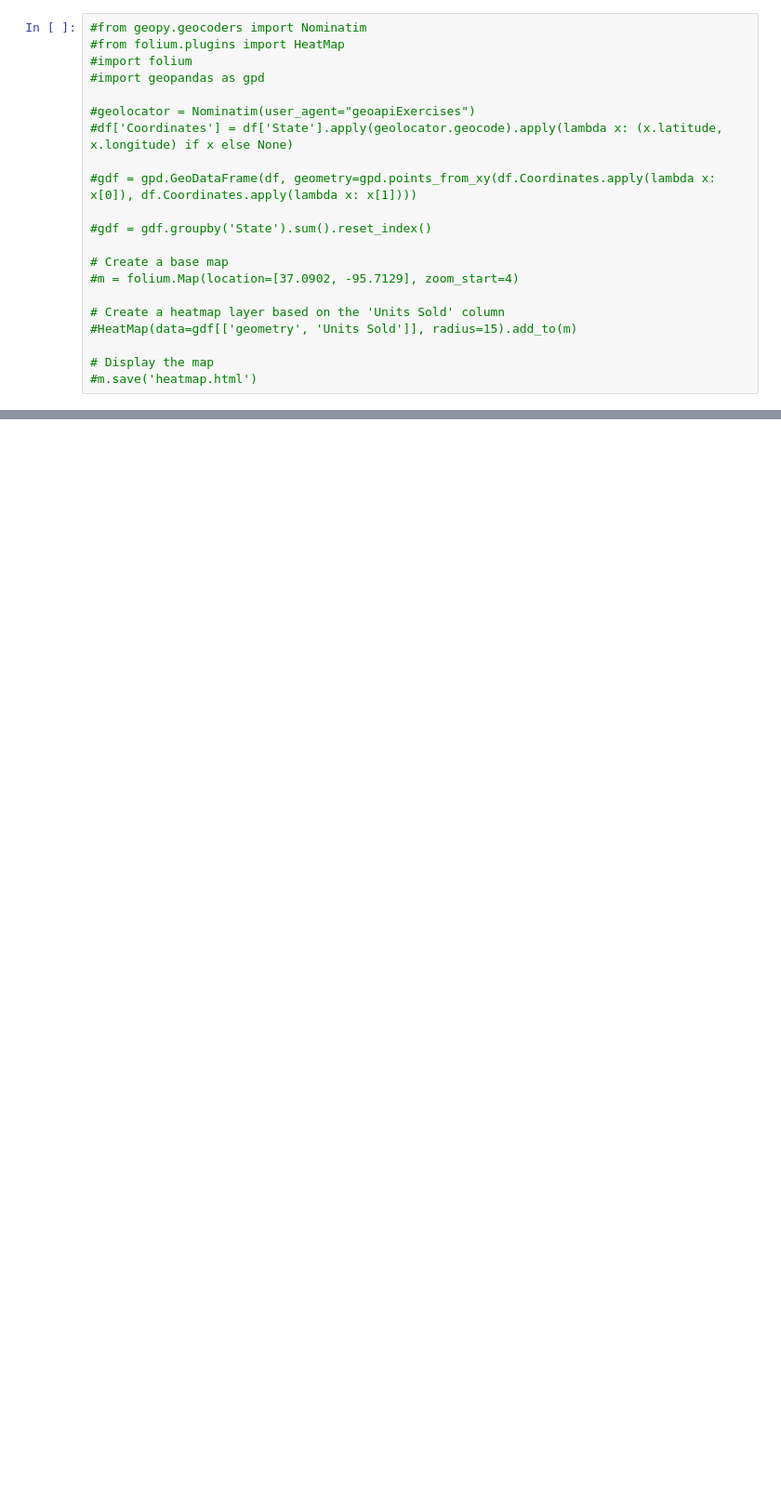
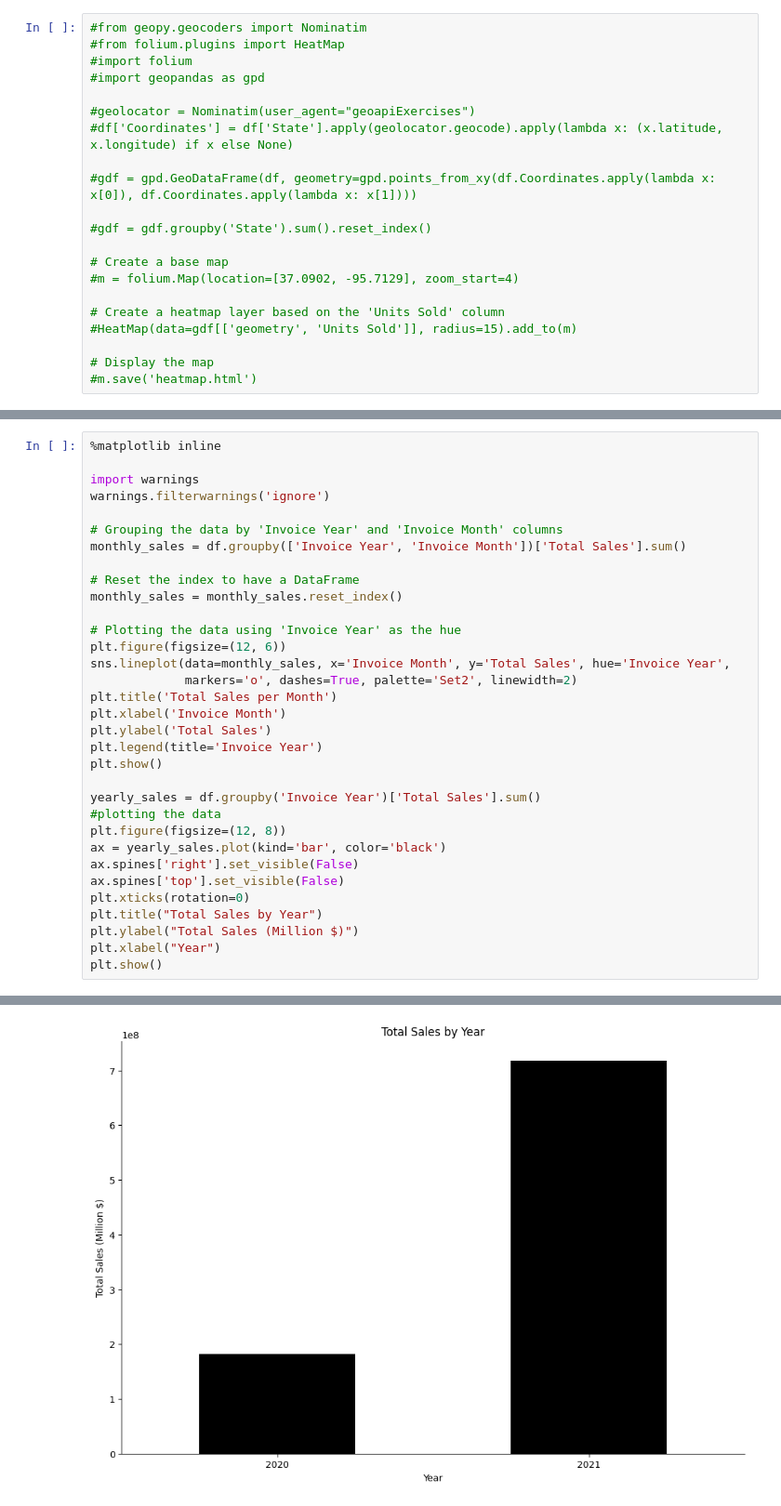
Before and after one commit to Murega14/adidas_analysis, a Jupyter notebook: adidas.ipynb, the cells around one changed output, grey strips where cells are left out. Shown at 93% size. Cells and saved outputs as stored; diff of their text form; blank space fills up the shorter version.

```diff
--- a/adidas.ipynb
+++ b/adidas.ipynb
@@ -340,0 +349,34 @@ Name: Total Sales, dtype: object
+# %%
+%matplotlib inline
+
+import warnings
+warnings.filterwarnings('ignore')
+
+# Grouping the data by 'Invoice Year' and 'Invoice Month' columns
+monthly_sales = df.groupby(['Invoice Year', 'Invoice Month'])['Total Sales'].sum()
+
+# Reset the index to have a DataFrame
+monthly_sales = monthly_sales.reset_index()
+
+# Plotting the data using 'Invoice Year' as the hue
+plt.figure(figsize=(12, 6))
+sns.lineplot(data=monthly_sales, x='Invoice Month', y='Total Sales', hue='Invoice Year',
+             markers='o', dashes=True, palette='Set2', linewidth=2)
+plt.title('Total Sales per Month')
+plt.xlabel('Invoice Month')
+plt.ylabel('Total Sales')
+plt.legend(title='Invoice Year')
+plt.show()
+
+yearly_sales = df.groupby('Invoice Year')['Total Sales'].sum()
+#plotting the data
+plt.figure(figsize=(12, 8))
+ax = yearly_sales.plot(kind='bar', color='black')
+ax.spines['right'].set_visible(False)
+ax.spines['top'].set_visible(False)
+plt.xticks(rotation=0)
+plt.title("Total Sales by Year")
+plt.ylabel("Total Sales (Million $)")
+plt.xlabel("Year")
+plt.show()
+# %% [output]
@@ -340,0 +384 @@ Name: Total Sales, dtype: object
+[figure, added]
```
Also changed, not shown: parts of 9 cells of this notebook.
